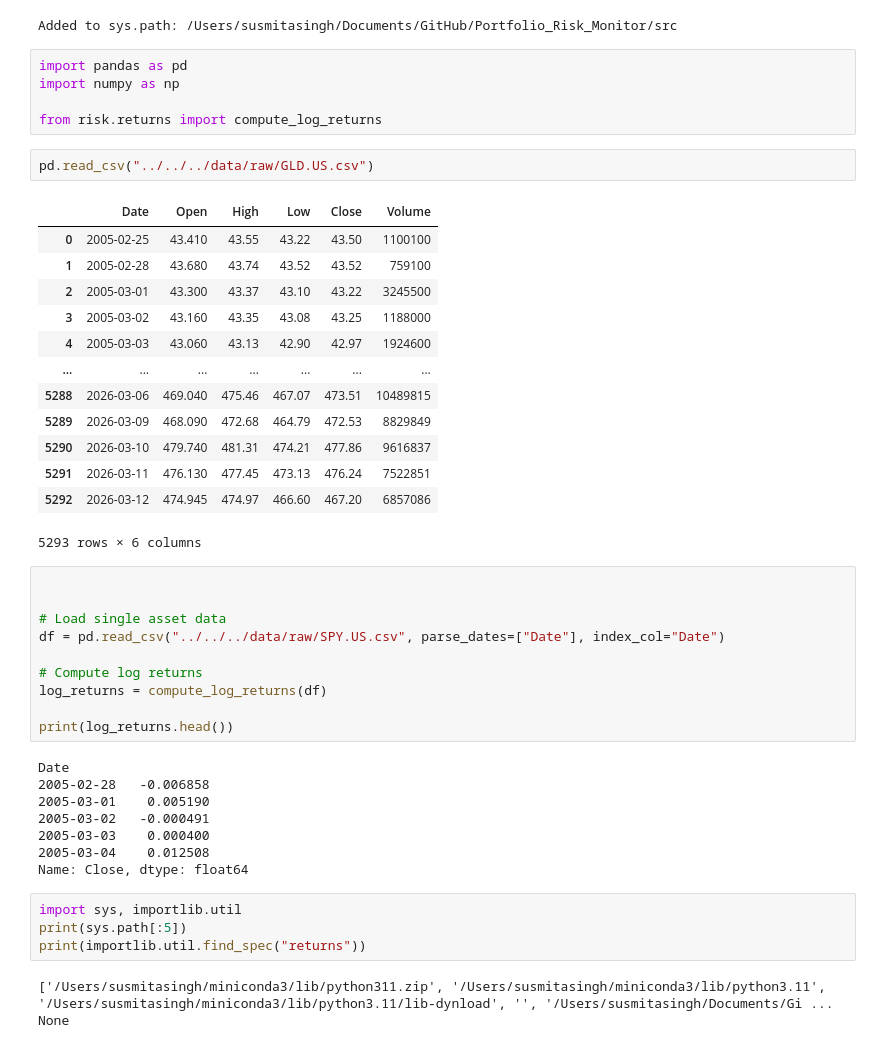
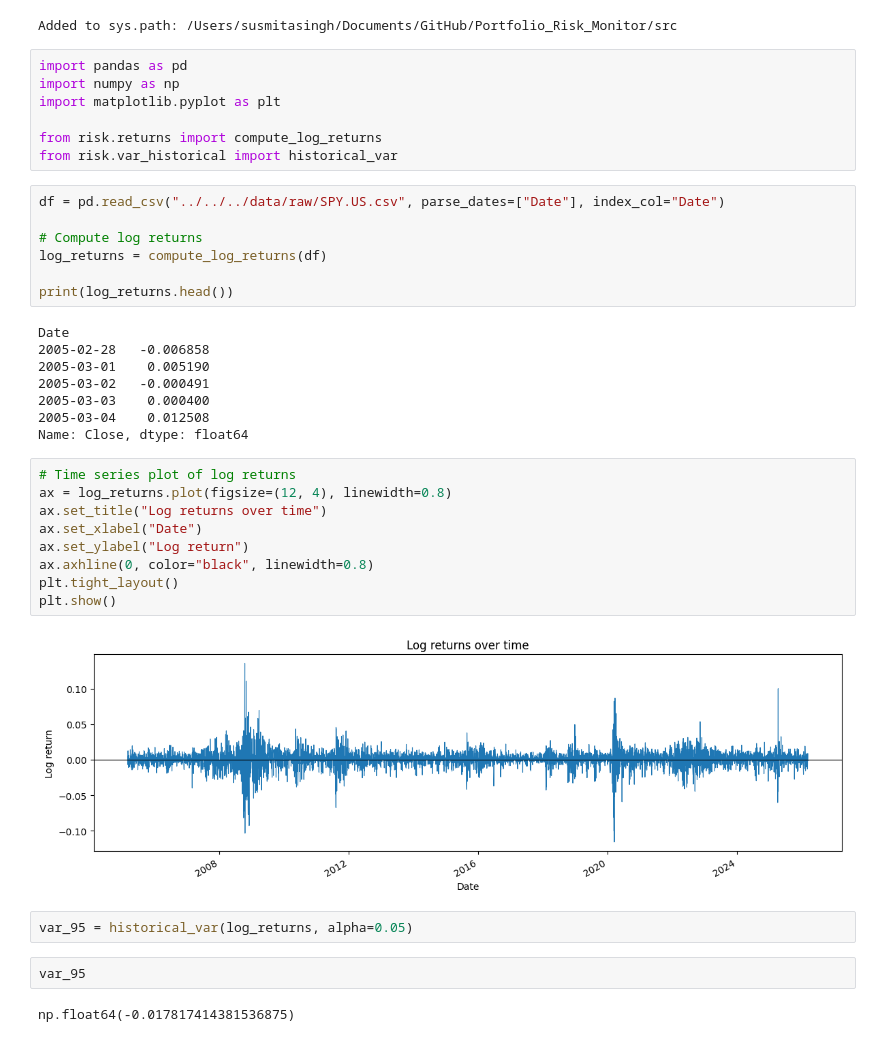
Before and after one commit to sushmita212/Portfolio_Risk_Monitor, a Jupyter notebook: src/risk/Notebooks/exploration.ipynb, the cells around one changed output. Saved outputs shown, nothing was run; the diff lists cells and outputs as text.

Commit message:
Historical VaR

```diff
--- a/src/risk/Notebooks/exploration.ipynb
+++ b/src/risk/Notebooks/exploration.ipynb
@@ -15,28 +15,11 @@ Added to sys.path: /Users/susmitasingh/Documents/GitHub/Portfolio_Risk_Monitor/s
 # %%
 import pandas as pd
 import numpy as np
+import matplotlib.pyplot as plt
 
 from risk.returns import compute_log_returns
+from risk.var_historical import historical_var
-# %%
-pd.read_csv("../../../data/raw/GLD.US.csv")
-# %% [output]
-|  | Date | Open | High | Low | Close | Volume |
-| 0 | 2005-02-25 | 43.410 | 43.55 | 43.22 | 43.50 | 1100100 |
-| 1 | 2005-02-28 | 43.680 | 43.74 | 43.52 | 43.52 | 759100 |
-| 2 | 2005-03-01 | 43.300 | 43.37 | 43.10 | 43.22 | 3245500 |
-| 3 | 2005-03-02 | 43.160 | 43.35 | 43.08 | 43.25 | 1188000 |
-| 4 | 2005-03-03 | 43.060 | 43.13 | 42.90 | 42.97 | 1924600 |
-| ... | ... | ... | ... | ... | ... | ... |
-| 5288 | 2026-03-06 | 469.040 | 475.46 | 467.07 | 473.51 | 10489815 |
-| 5289 | 2026-03-09 | 468.090 | 472.68 | 464.79 | 472.53 | 8829849 |
-| 5290 | 2026-03-10 | 479.740 | 481.31 | 474.21 | 477.86 | 9616837 |
-| 5291 | 2026-03-11 | 476.130 | 477.45 | 473.13 | 476.24 | 7522851 |
-| 5292 | 2026-03-12 | 474.945 | 474.97 | 466.60 | 467.20 | 6857086 |
-5293 rows × 6 columns
 # %%
-
-
-# Load single asset data
 df = pd.read_csv("../../../data/raw/SPY.US.csv", parse_dates=["Date"], index_col="Date")
 
 # Compute log returns
@@ -51,10 +34,20 @@ Date
 2005-03-03    0.000400
 2005-03-04    0.012508
 Name: Close, dtype: float64
-# %%
-import sys, importlib.util
-print(sys.path[:5])
-print(importlib.util.find_spec("returns"))
-# %% [output]
-['/Users/susmitasingh/miniconda3/lib/python311.zip', '/Users/susmitasingh/miniconda3/lib/python3.11', '/Users/susmitasingh/miniconda3/lib/python3.11/lib-dynload', '', '/Users/susmitasingh/Documents/Gi ...
-None
+# %%
+# Time series plot of log returns
+ax = log_returns.plot(figsize=(12, 4), linewidth=0.8)
+ax.set_title("Log returns over time")
+ax.set_xlabel("Date")
+ax.set_ylabel("Log return")
+ax.axhline(0, color="black", linewidth=0.8)
+plt.tight_layout()
+plt.show()
+# %% [output]
+[figure, added]
+# %%
+var_95 = historical_var(log_returns, alpha=0.05)
+# %%
+var_95
+# %% [output]
+np.float64(-0.017817414381536875)
```
Also changed, not shown: 1 other file.
